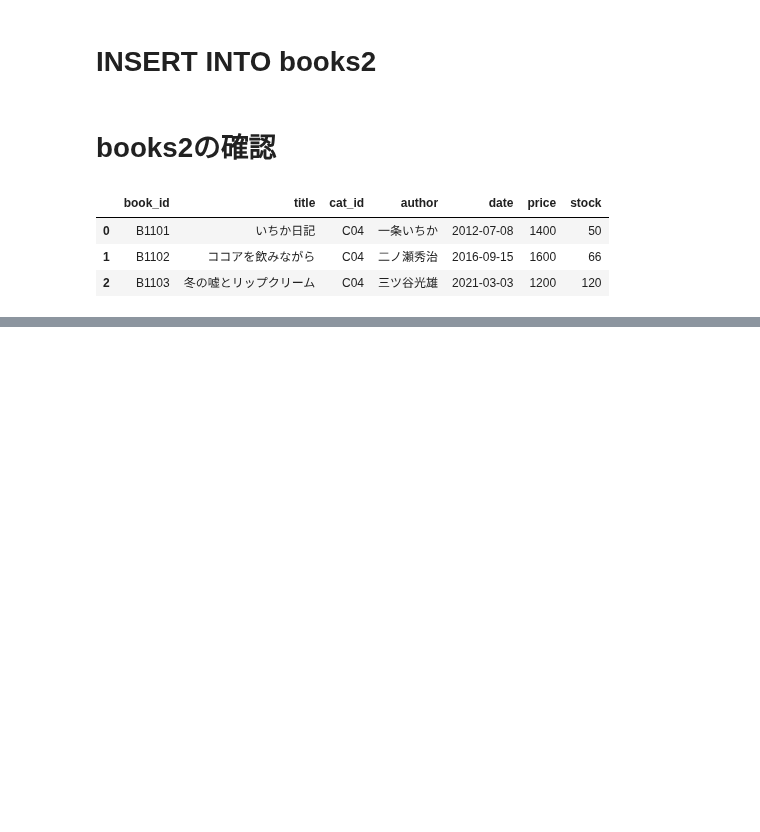
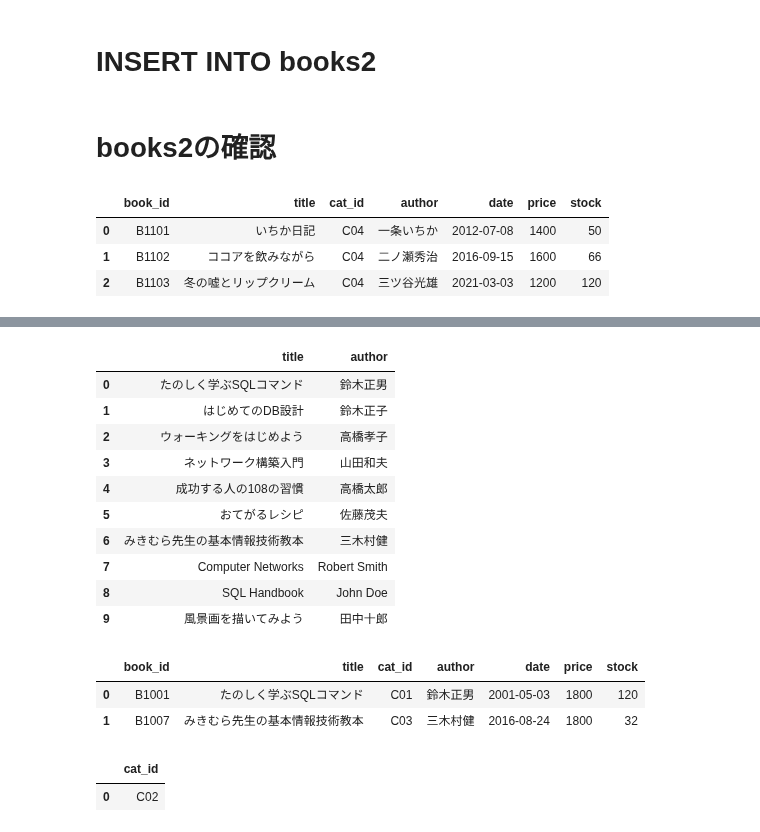
Before and after one commit to phonon-py/DatabaseSpecialistStudy, a Jupyter notebook: lesson_mysql.ipynb, the cells around one changed output, grey strips where cells are left out. Cells and saved outputs as stored; diff of their text form; code cells hidden in the pictures; blank space fills up the shorter version.

```diff
--- a/lesson_mysql.ipynb
+++ b/lesson_mysql.ipynb
@@ -261,3 +261,12 @@ df_books2_select
 | 0 | B1101 | いちか日記 | C04 | 一条いちか | 2012-07-08 | 1400 | 50 |
 | 1 | B1102 | ココアを飲みながら | C04 | 二ノ瀬秀治 | 2016-09-15 | 1600 | 66 |
 | 2 | B1103 | 冬の嘘とリップクリーム | C04 | 三ツ谷光雄 | 2021-03-03 | 1200 | 120 |
+# %%
+with engine.connect() as conn:
+    query = """
+    SELECT * FROM books;
+    """
+    result = conn.execute(text(query))
+    _df = pd.DataFrame(result.fetchall(), columns=result.keys())
+
+_df
@@ -263,0 +285,48 @@ df_books2_select
+# %%
+with engine.connect() as conn:
+    query = """
+    SELECT title, author FROM books;
+    """
+    result = conn.execute(text(query))
+    _df = pd.DataFrame(result.fetchall(), columns=result.keys())
+
+_df
+# %% [output]
+|  | title | author |
+| 0 | たのしく学ぶSQLコマンド | 鈴木正男 |
+| 1 | はじめてのDB設計 | 鈴木正子 |
+| 2 | ウォーキングをはじめよう | 高橋孝子 |
+| 3 | ネットワーク構築入門 | 山田和夫 |
+| 4 | 成功する人の108の習慣 | 高橋太郎 |
+| 5 | おてがるレシピ | 佐藤茂夫 |
+| 6 | みきむら先生の基本情報技術教本 | 三木村健 |
+| 7 | Computer Networks | Robert Smith |
+| 8 | SQL Handbook | John Doe |
+| 9 | 風景画を描いてみよう | 田中十郎 |
+# %%
+with engine.connect() as conn:
+    query = """
+    SELECT * FROM books
+    WHERE price = 1800;
+    """
+    result = conn.execute(text(query))
+    _df = pd.DataFrame(result.fetchall(), columns=result.keys())
+
+_df
+# %% [output]
+|  | book_id | title | cat_id | author | date | price | stock |
+| 0 | B1001 | たのしく学ぶSQLコマンド | C01 | 鈴木正男 | 2001-05-03 | 1800 | 120 |
+| 1 | B1007 | みきむら先生の基本情報技術教本 | C03 | 三木村健 | 2016-08-24 | 1800 | 32 |
+# %%
+with engine.connect() as conn:
+    query = """
+    SELECT cat_id FROM category
+    WHERE cat_name = 'ビジネス';
+    """
+    result = conn.execute(text(query))
+    _df = pd.DataFrame(result.fetchall(), columns=result.keys())
+
+_df
+# %% [output]
+|  | cat_id |
+| 0 | C02 |
```
Also changed, not shown: parts of 33 cells of this notebook, 1 other file.
